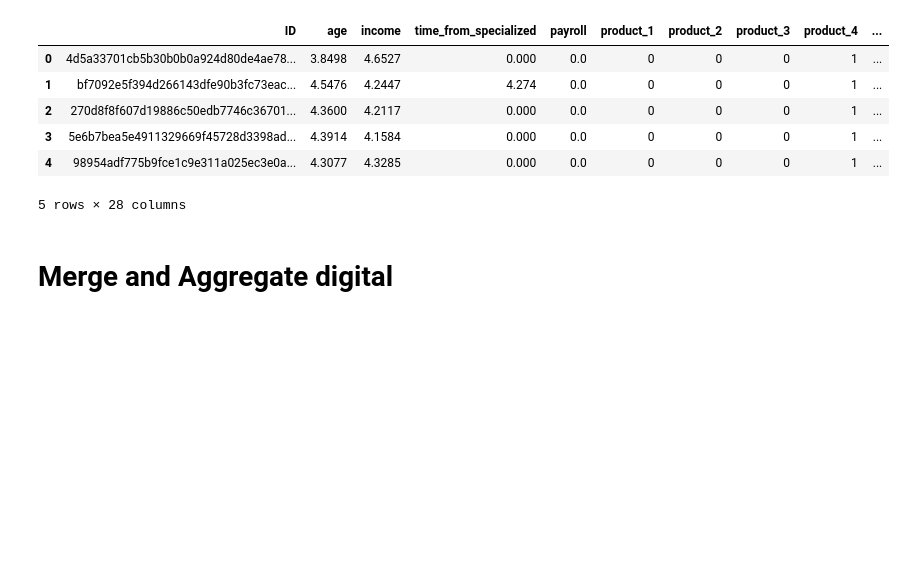
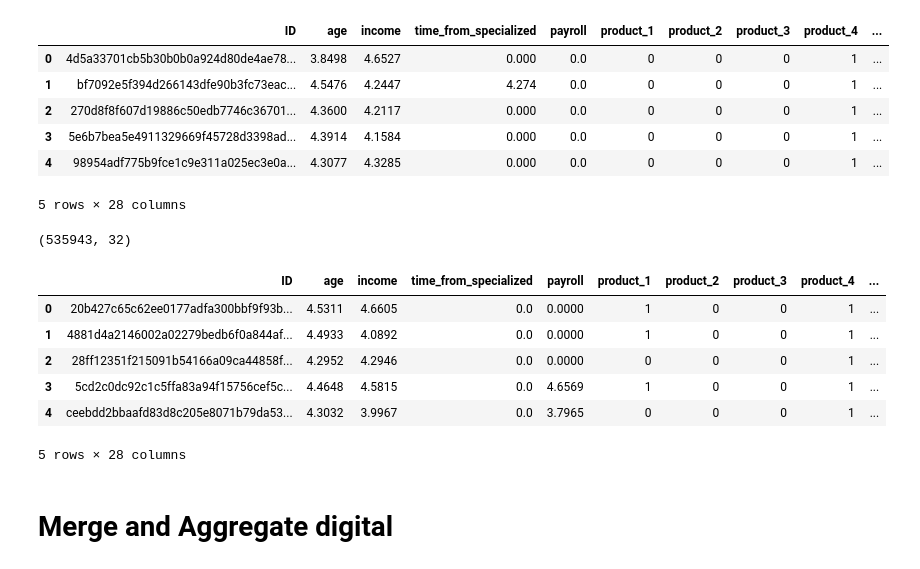
Before and after one commit to GonzaloVidalonV/Datathon2023, a Jupyter notebook: preprocess.ipynb, the cells around one changed output. Saved outputs shown, nothing was run; the diff lists cells and outputs as text; code cells hidden in the pictures; blank space fills up the shorter version.

```diff
--- a/preprocess.ipynb
+++ b/preprocess.ipynb
@@ -88,6 +126,7 @@ balance_agg.head()
 # %%
 # Merge universe_test with customers
 customers_train = pd.merge(left = universe_train, right = customers, on=['ID'], how='left', suffixes=['_universe,', '_customers'])
+customers_test = pd.merge(left = universe_test, right = customers, on=['ID'], how='left', suffixes=['_universe,', '_customers'])
 # %%
 # Dummify 'type_job' and 'bureau_risk' columns
 customers_dummy = pd.get_dummies(customers_train, columns=['type_job', 'bureau_risk'], prefix=['type_job', 'bureau_risk'])
@@ -109,6 +148,27 @@ customers_dummy.head()
 | 3 | 5e6b7bea5e4911329669f45728d3398ad... | 4.3914 | 4.1584 | 0.000 | 0.0 | 0 | 0 | 0 | 1 | ... |
 | 4 | 98954adf775b9fce1c9e311a025ec3e0a... | 4.3077 | 4.3285 | 0.000 | 0.0 | 0 | 0 | 0 | 1 | ... |
 5 rows × 28 columns
+# %%
+# Dummify 'type_job' and 'bureau_risk' columns
+customers_dummy_test = pd.get_dummies(customers_test, columns=['type_job', 'bureau_risk'], prefix=['type_job', 'bureau_risk'])
+
+# Convert 'product_' and 'ofert_' columns from 'No' to 0 and 'Yes' to 1
+customers_dummy_test.replace({'No': 0, 'Yes': 1}, inplace=True)
+
+# Drop the 'attrition' column
+customers_dummy_test.drop(columns=['period'], inplace=True)
+
+print(balance_agg.shape)
+customers_dummy_test.head()
+# %% [output]
+(535943, 32)
+|  | ID | age | income | time_from_specialized | payroll | product_1 | product_2 | product_3 | product_4 | ... |
+| 0 | 20b427c65c62ee0177adfa300bbf9f93b... | 4.5311 | 4.6605 | 0.0 | 0.0000 | 1 | 0 | 0 | 1 | ... |
+| 1 | 4881d4a2146002a02279bedb6f0a844af... | 4.4933 | 4.0892 | 0.0 | 0.0000 | 1 | 0 | 0 | 1 | ... |
+| 2 | 28ff12351f215091b54166a09ca44858f... | 4.2952 | 4.2946 | 0.0 | 0.0000 | 0 | 0 | 0 | 1 | ... |
+| 3 | 5cd2c0dc92c1c5ffa83a94f15756cef5c... | 4.4648 | 4.5815 | 0.0 | 4.6569 | 1 | 0 | 0 | 1 | ... |
+| 4 | ceebdd2bbaafd83d8c205e8071b79da53... | 4.3032 | 3.9967 | 0.0 | 3.7965 | 0 | 0 | 0 | 1 | ... |
+5 rows × 28 columns
 # %% [markdown]
 # Merge and Aggregate digital
 # %%
```
Also changed, not shown: parts of 19 cells of this notebook.
